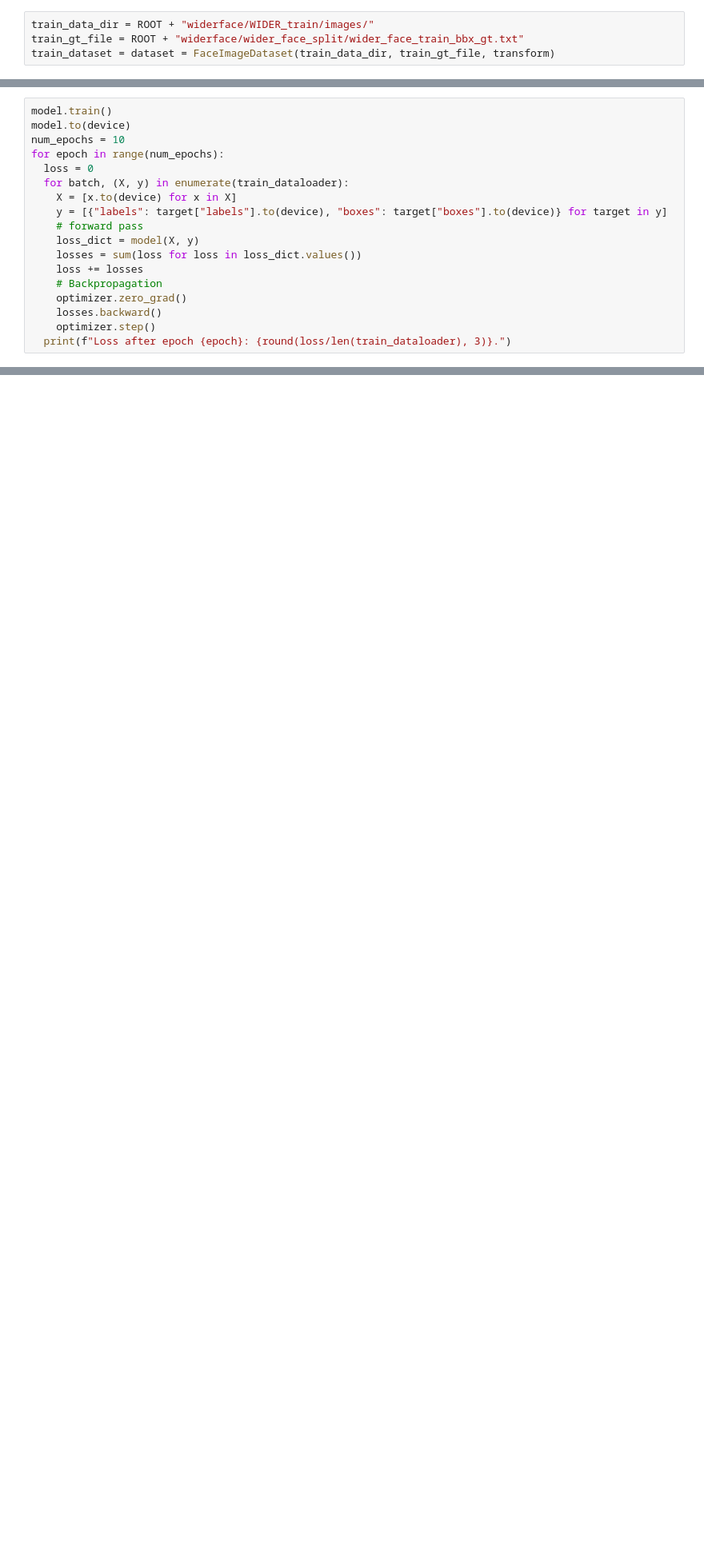
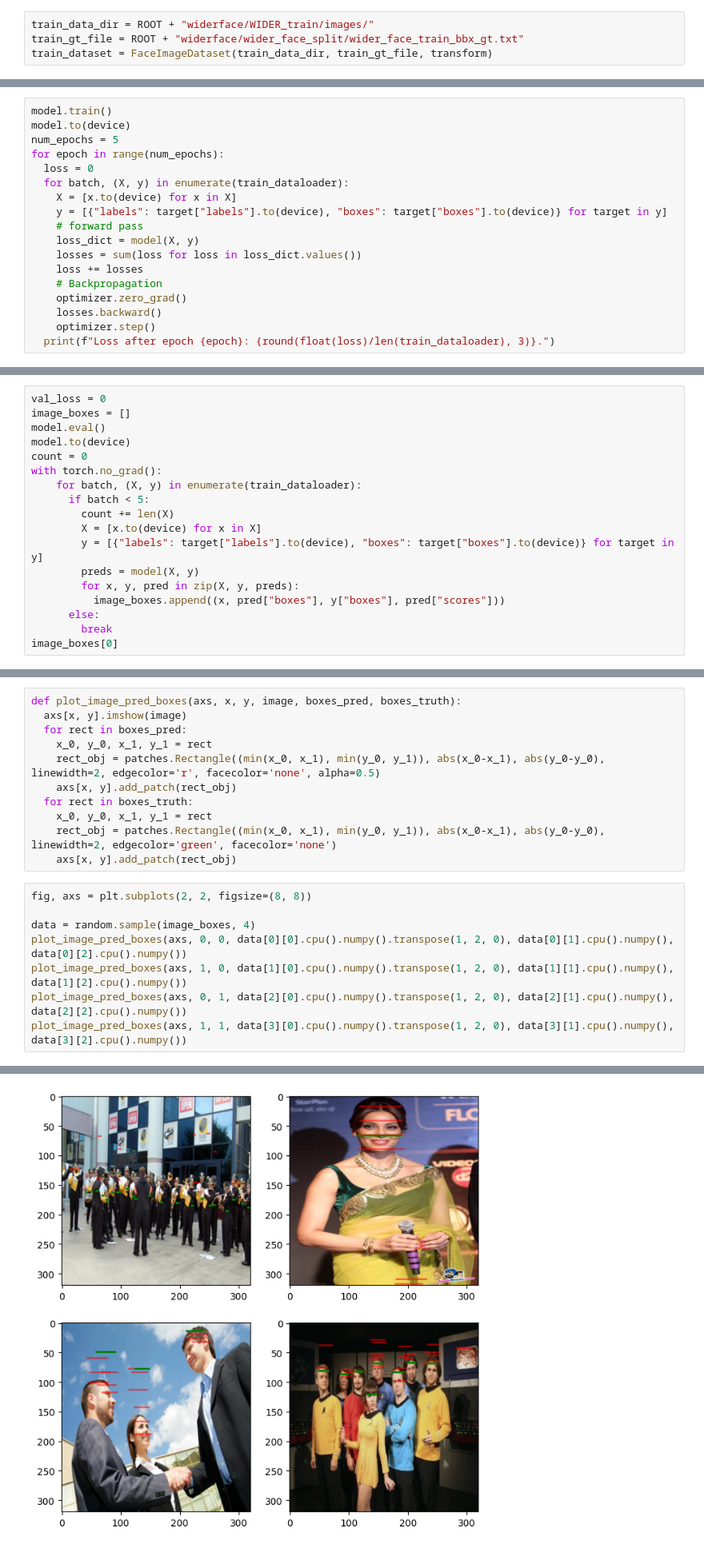
Before and after one commit to Florian-Dreyer/Ryze-Tello-Follow-Me-Drone, a Jupyter notebook: develop_model.ipynb, the cells around one changed output, grey strips where cells are left out. Shown at 80% size. Saved outputs shown, nothing was run; the diff lists cells and outputs as text; blank space fills up the shorter version.

```diff
--- a/develop_model.ipynb
+++ b/develop_model.ipynb
@@ -252,7 +252,7 @@ transform = Compose([
 # %%
 train_data_dir = ROOT + "widerface/WIDER_train/images/"
 train_gt_file = ROOT + "widerface/wider_face_split/wider_face_train_bbx_gt.txt"
-train_dataset = dataset = FaceImageDataset(train_data_dir, train_gt_file, transform)
+train_dataset = FaceImageDataset(train_data_dir, train_gt_file, transform)
 # %%
 def collate_fn(batch):
     batch = list(filter(lambda x: x is not None, batch))
@@ -298,7 +300,7 @@ FasterRCNN(
 # %%
 model.train()
 model.to(device)
-num_epochs = 10
+num_epochs = 5
 for epoch in range(num_epochs):
   loss = 0
   for batch, (X, y) in enumerate(train_dataloader):
@@ -312,5 +314,5 @@ for epoch in range(num_epochs):
     optimizer.zero_grad()
     losses.backward()
     optimizer.step()
-  print(f"Loss after epoch {epoch}: {round(loss/len(train_dataloader), 3)}.")
+  print(f"Loss after epoch {epoch}: {round(float(loss)/len(train_dataloader), 3)}.")
 # %% [output]
@@ -319,0 +334,18 @@ torch.save(model, ROOT + "fasterrcnn_complete_model.pth")
+# %%
+val_loss = 0
+image_boxes = []
+model.eval()
+model.to(device)
+count = 0
+with torch.no_grad():
+    for batch, (X, y) in enumerate(train_dataloader):
+      if batch < 5:
+        count += len(X)
+        X = [x.to(device) for x in X]
+        y = [{"labels": target["labels"].to(device), "boxes": target["boxes"].to(device)} for target in y]
+        preds = model(X, y)
+        for x, y, pred in zip(X, y, preds):
+          image_boxes.append((x, pred["boxes"], y["boxes"], pred["scores"]))
+      else:
+        break
+image_boxes[0]
@@ -319,0 +370,20 @@ torch.save(model, ROOT + "fasterrcnn_complete_model.pth")
+# %%
+def plot_image_pred_boxes(axs, x, y, image, boxes_pred, boxes_truth):
+  axs[x, y].imshow(image)
+  for rect in boxes_pred:
+    x_0, y_0, x_1, y_1 = rect
+    rect_obj = patches.Rectangle((min(x_0, x_1), min(y_0, y_1)), abs(x_0-x_1), abs(y_0-y_0), linewidth=2, edgecolor='r', facecolor='none', alpha=0.5)
+    axs[x, y].add_patch(rect_obj)
+  for rect in boxes_truth:
+    x_0, y_0, x_1, y_1 = rect
+    rect_obj = patches.Rectangle((min(x_0, x_1), min(y_0, y_1)), abs(x_0-x_1), abs(y_0-y_0), linewidth=2, edgecolor='green', facecolor='none')
+    axs[x, y].add_patch(rect_obj)
+# %%
+fig, axs = plt.subplots(2, 2, figsize=(8, 8))
+
+data = random.sample(image_boxes, 4)
+plot_image_pred_boxes(axs, 0, 0, data[0][0].cpu().numpy().transpose(1, 2, 0), data[0][1].cpu().numpy(), data[0][2].cpu().numpy())
+plot_image_pred_boxes(axs, 1, 0, data[1][0].cpu().numpy().transpose(1, 2, 0), data[1][1].cpu().numpy(), data[1][2].cpu().numpy())
+plot_image_pred_boxes(axs, 0, 1, data[2][0].cpu().numpy().transpose(1, 2, 0), data[2][1].cpu().numpy(), data[2][2].cpu().numpy())
+plot_image_pred_boxes(axs, 1, 1, data[3][0].cpu().numpy().transpose(1, 2, 0), data[3][1].cpu().numpy(), data[3][2].cpu().numpy())
+# %% [output]
@@ -319,0 +392 @@ torch.save(model, ROOT + "fasterrcnn_complete_model.pth")
+[figure, added]
```
Also changed, not shown: parts of 10 cells of this notebook.
